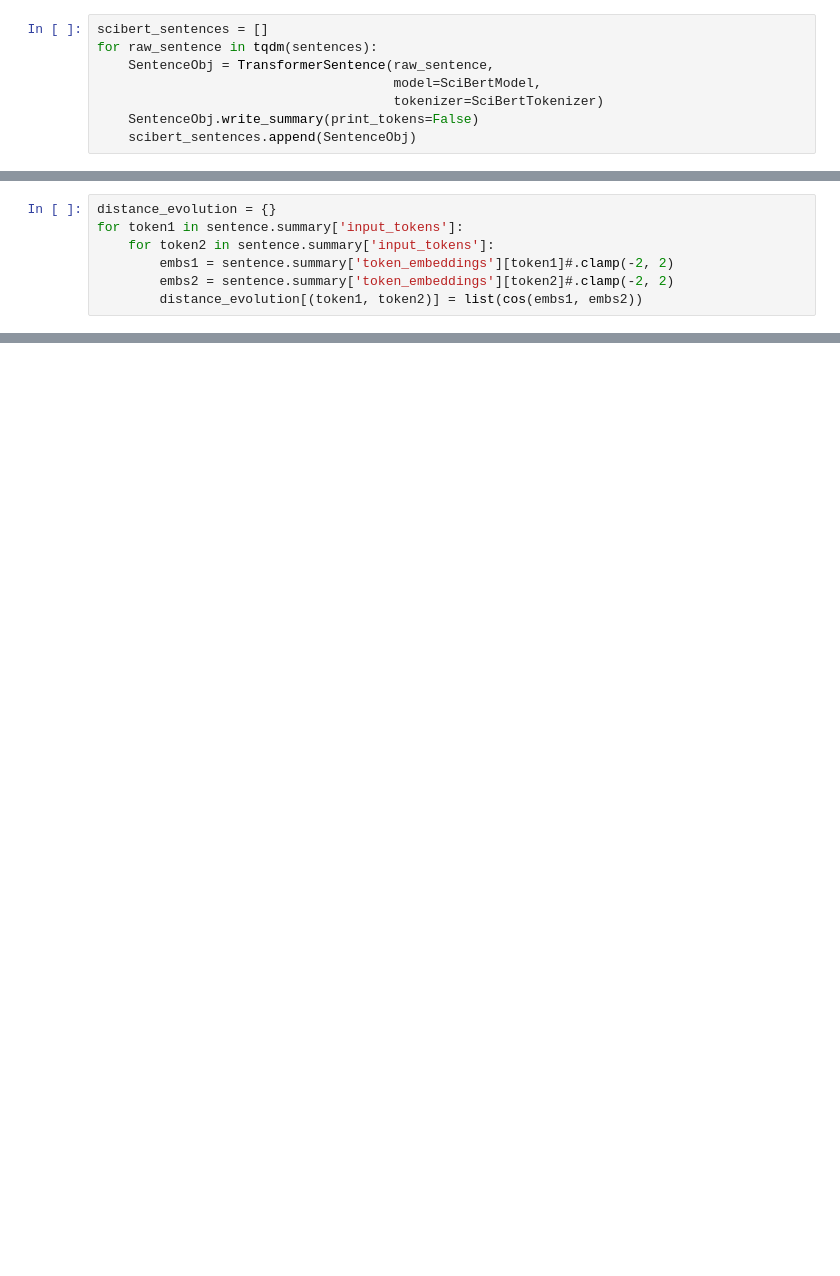
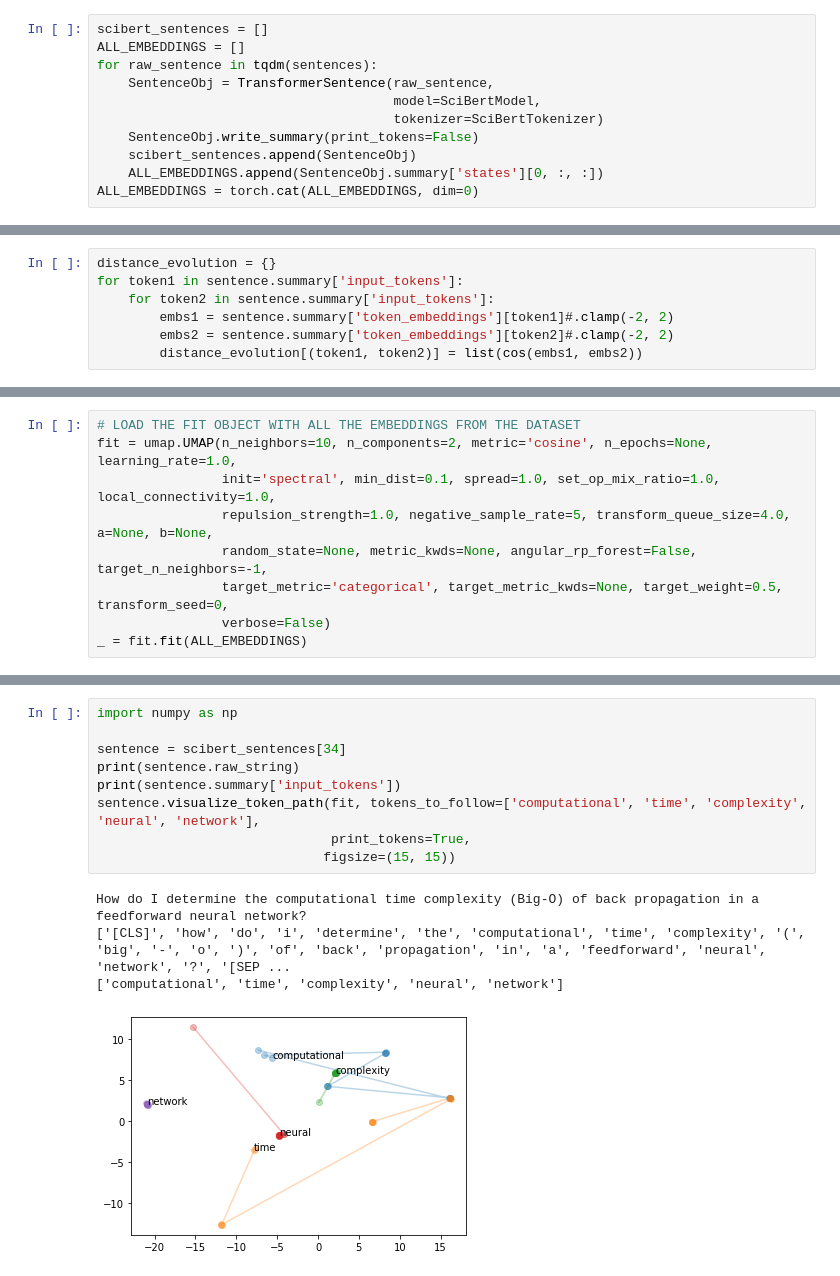
Before and after one commit to sergicastellasape/transformers, a Jupyter notebook: SciBert-playground-2.ipynb, the cells around one changed output, grey strips where cells are left out. Drawn from its saved outputs; the diff is of its cells as text; blank space fills up the shorter version.

Commit message:
work on visualizations of token pairs with UMAP

```diff
--- a/SciBert-playground-2.ipynb
+++ b/SciBert-playground-2.ipynb
@@ -180,12 +207,15 @@ except:
     None
 # %%
 scibert_sentences = []
+ALL_EMBEDDINGS = []
 for raw_sentence in tqdm(sentences):
     SentenceObj = TransformerSentence(raw_sentence,
                                       model=SciBertModel,
                                       tokenizer=SciBertTokenizer)
     SentenceObj.write_summary(print_tokens=False)
     scibert_sentences.append(SentenceObj)
+    ALL_EMBEDDINGS.append(SentenceObj.summary['states'][0, :, :])
+ALL_EMBEDDINGS = torch.cat(ALL_EMBEDDINGS, dim=0)
 # %%
 for i, sentence in enumerate(scibert_sentences):
     print(i, sentence.raw_string)
@@ -270,0 +347,9 @@ for i in range(13):
+# %%
+# LOAD THE FIT OBJECT WITH ALL THE EMBEDDINGS FROM THE DATASET
+fit = umap.UMAP(n_neighbors=10, n_components=2, metric='cosine', n_epochs=None, learning_rate=1.0,
+                init='spectral', min_dist=0.1, spread=1.0, set_op_mix_ratio=1.0, local_connectivity=1.0,
+                repulsion_strength=1.0, negative_sample_rate=5, transform_queue_size=4.0, a=None, b=None,
+                random_state=None, metric_kwds=None, angular_rp_forest=False, target_n_neighbors=-1,
+                target_metric='categorical', target_metric_kwds=None, target_weight=0.5, transform_seed=0,
+                verbose=False)
+_ = fit.fit(ALL_EMBEDDINGS)
@@ -270,0 +367,14 @@ for i in range(13):
+# %%
+import numpy as np
+
+sentence = scibert_sentences[34]
+print(sentence.raw_string)
+print(sentence.summary['input_tokens'])
+sentence.visualize_token_path(fit, tokens_to_follow=['computational', 'time', 'complexity', 'neural', 'network'],
+                              print_tokens=True,
+                             figsize=(15, 15))
+# %% [output]
+How do I determine the computational time complexity (Big-O) of back propagation in a feedforward neural network?
+['[CLS]', 'how', 'do', 'i', 'determine', 'the', 'computational', 'time', 'complexity', '(', 'big', '-', 'o', ')', 'of', 'back', 'propagation', 'in', 'a', 'feedforward', 'neural', 'network', '?', '[SEP ...
+['computational', 'time', 'complexity', 'neural', 'network']
+[figure, added]
```
Also changed, not shown: parts of 9 cells of this notebook.
